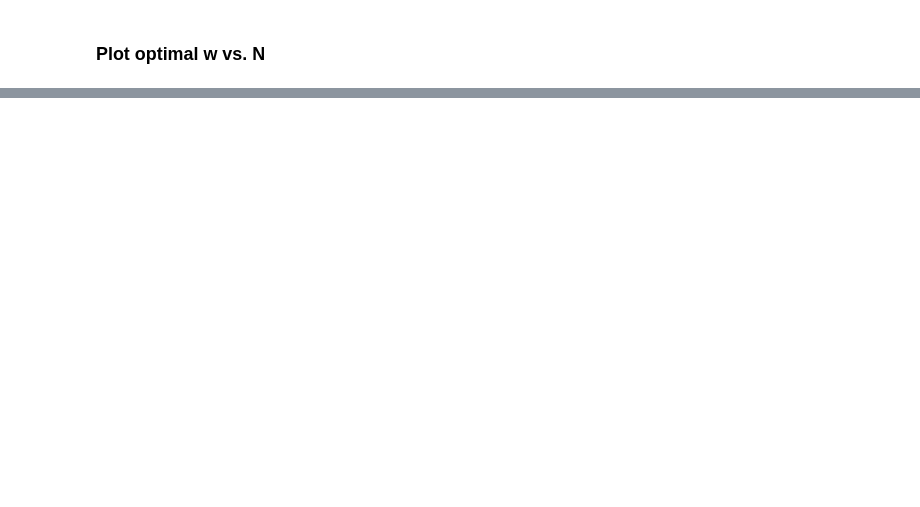
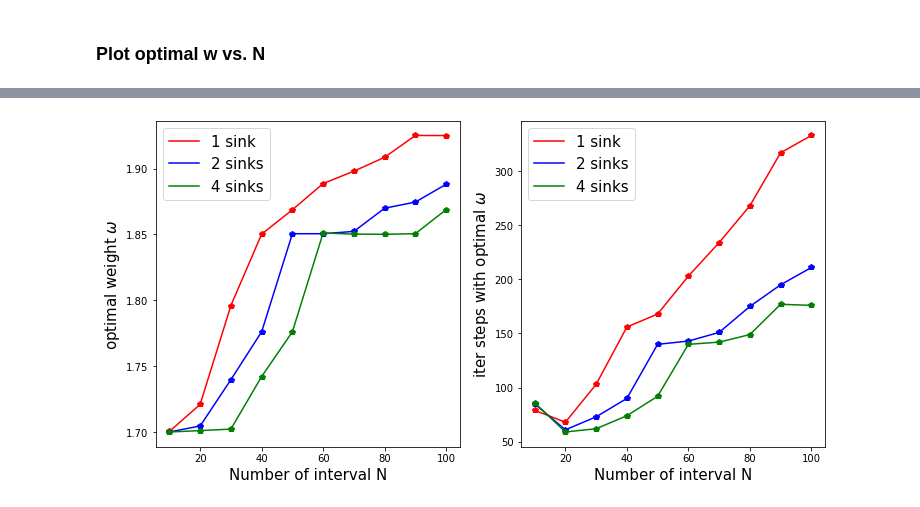
Before and after one commit to Alex-notmyname/MSC-Computational-Science, a Jupyter notebook: Scientific_Computing/Set 1 report/Exercise_1_3.ipynb, the cells around one changed output, grey strips where cells are left out. Cells and saved outputs as stored; diff of their text form; code cells hidden in the pictures; blank space fills up the shorter version.

```diff
--- a/Scientific_Computing/Set 1 report/Exercise_1_3.ipynb
+++ b/Scientific_Computing/Set 1 report/Exercise_1_3.ipynb
@@ -379,0 +471,13 @@ plt.show()
+# %%
+l = 0.25
+if __name__ == '__main__':
+    N_1, opt_w_1, opt_step_1 = optimize_experiment(num=1, length=l)
+    print('\n')
+    N_2, opt_w_2, opt_step_2 = optimize_experiment(num=2, length=l)
+    print('\n')
+    N_4, opt_w_4, opt_step_4 = optimize_experiment(num=4, length=l)
+    print('\n')
+
+print(opt_w_1, '\n', opt_step_1)
+print(opt_w_2, '\n', opt_step_2)
+print(opt_w_4, '\n', opt_step_4)
@@ -379,0 +500,31 @@ plt.show()
+# %%
+fig6, ax7 = plt.subplots(1, 2)
+plt.rcParams['figure.figsize'] = (12, 6)
+
+ax7[0].plot(N_value, opt_w_1, 'r', label='1 sink')
+ax7[0].plot(N_value, opt_w_1, 'rp')
+ax7[0].plot(N_value, opt_w_2, 'b', label='2 sinks')
+ax7[0].plot(N_value, opt_w_2, 'bp')
+ax7[0].plot(N_value, opt_w_4, 'g', label='4 sinks')
+ax7[0].plot(N_value, opt_w_4, 'gp')
+
+ax7[0].set(xlabel='Number of interval N', ylabel=r'optimal weight $\omega$')
+ax7[0].xaxis.label.set_size(15)
+ax7[0].yaxis.label.set_size(15)
+ax7[0].legend(fontsize=15)
+
+ax7[1].plot(N_value, opt_step_1, 'r', label='1 sink')
+ax7[1].plot(N_value, opt_step_1, 'rp')
+ax7[1].plot(N_value, opt_step_2, 'b', label='2 sinks')
+ax7[1].plot(N_value, opt_step_2, 'bp')
+ax7[1].plot(N_value, opt_step_4, 'g', label='4 sinks')
+ax7[1].plot(N_value, opt_step_4, 'gp')
+
+ax7[1].set(xlabel='Number of interval N', ylabel=r'iter steps with optimal $\omega$')
+ax7[1].xaxis.label.set_size(15)
+ax7[1].yaxis.label.set_size(15)
+ax7[1].legend(fontsize=15)
+
+plt.show()
+# %% [output]
+[figure, added]
```
Also changed, not shown: parts of 16 cells of this notebook.
